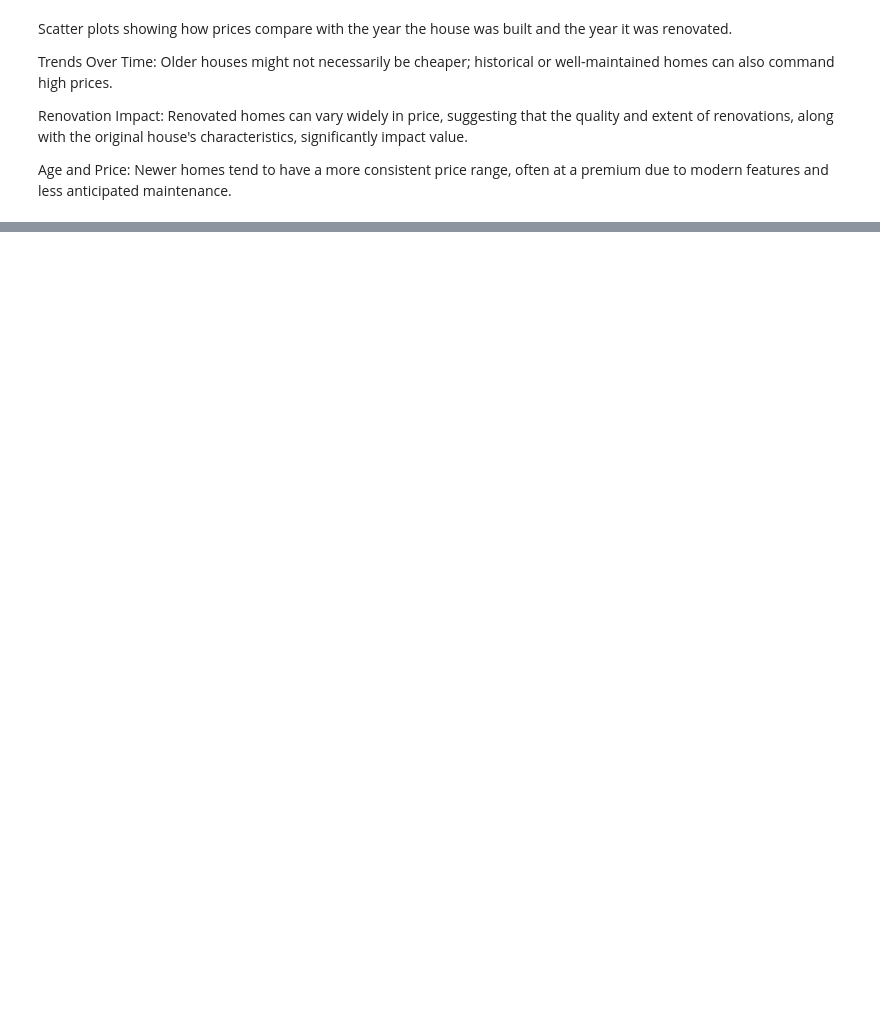
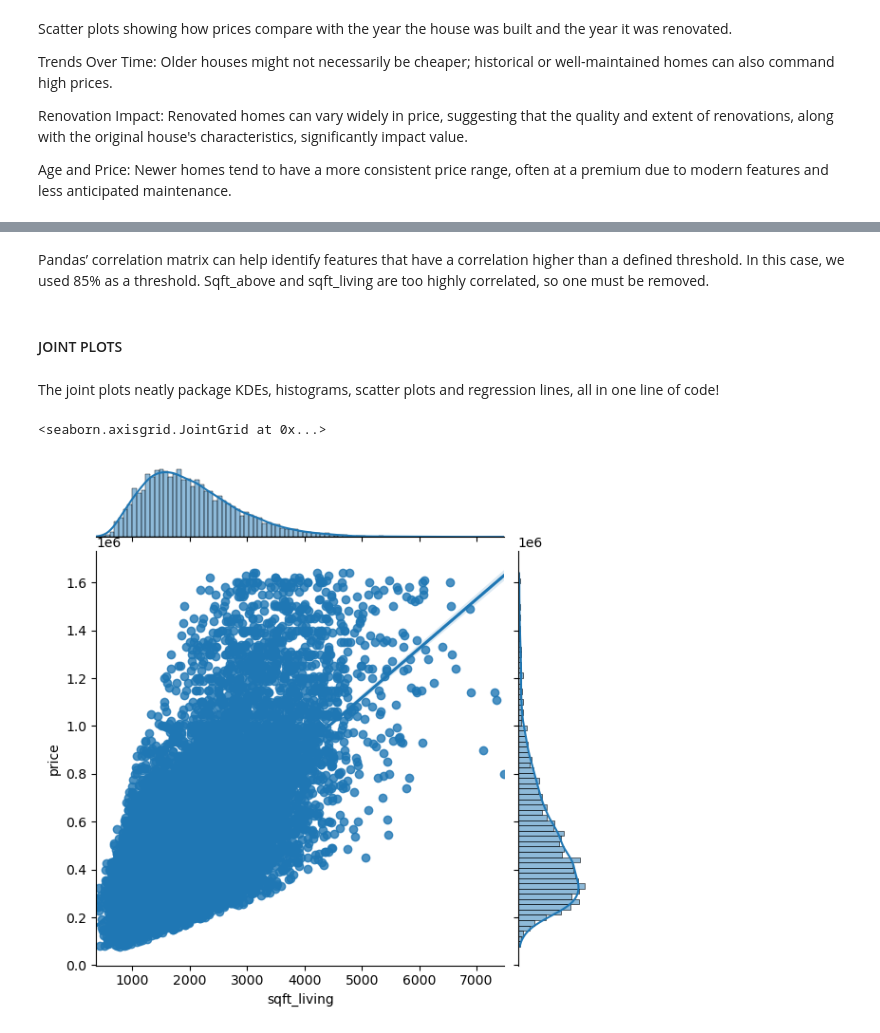
Before and after one commit to Calvin-Omwega/dsc-phase-2-Project, a Jupyter notebook: student.ipynb, the cells around one changed output, grey strips where cells are left out. Drawn from its saved outputs; the diff is of its cells as text; code cells hidden in the pictures; blank space fills up the shorter version.

Commit message:
DataPrep

```diff
--- a/student.ipynb
+++ b/student.ipynb
@@ -465,0 +515,11 @@ Multicollinearity Concerns: Features that are highly correlated with others (exc
+# %% [markdown]
+Pandas’ correlation matrix can help identify features that have a correlation higher than a defined threshold. In this case, we used 85% as a threshold. Sqft_above and sqft_living are too highly correlated, so one must be removed.
+# %% [markdown]
+#### JOINT PLOTS
+# %% [markdown]
+The joint plots neatly package KDEs, histograms, scatter plots and regression lines, all in one line of code!
+# %%
+sns.jointplot(x="sqft_living", y="price", data=new_dataset, kind="reg")
+# %% [output]
+<seaborn.axisgrid.JointGrid at 0x...>
+[figure, added]
```
Also changed, not shown: parts of 29 cells of this notebook.
